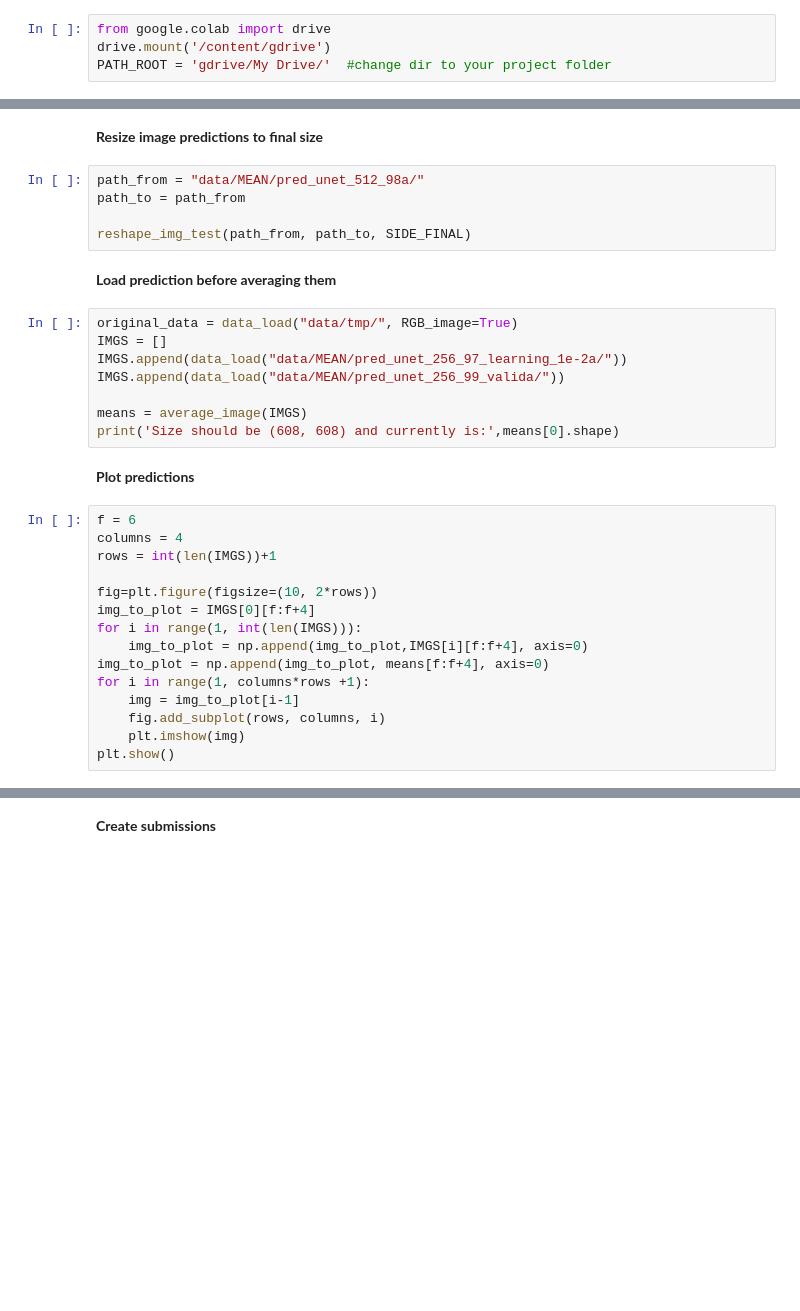
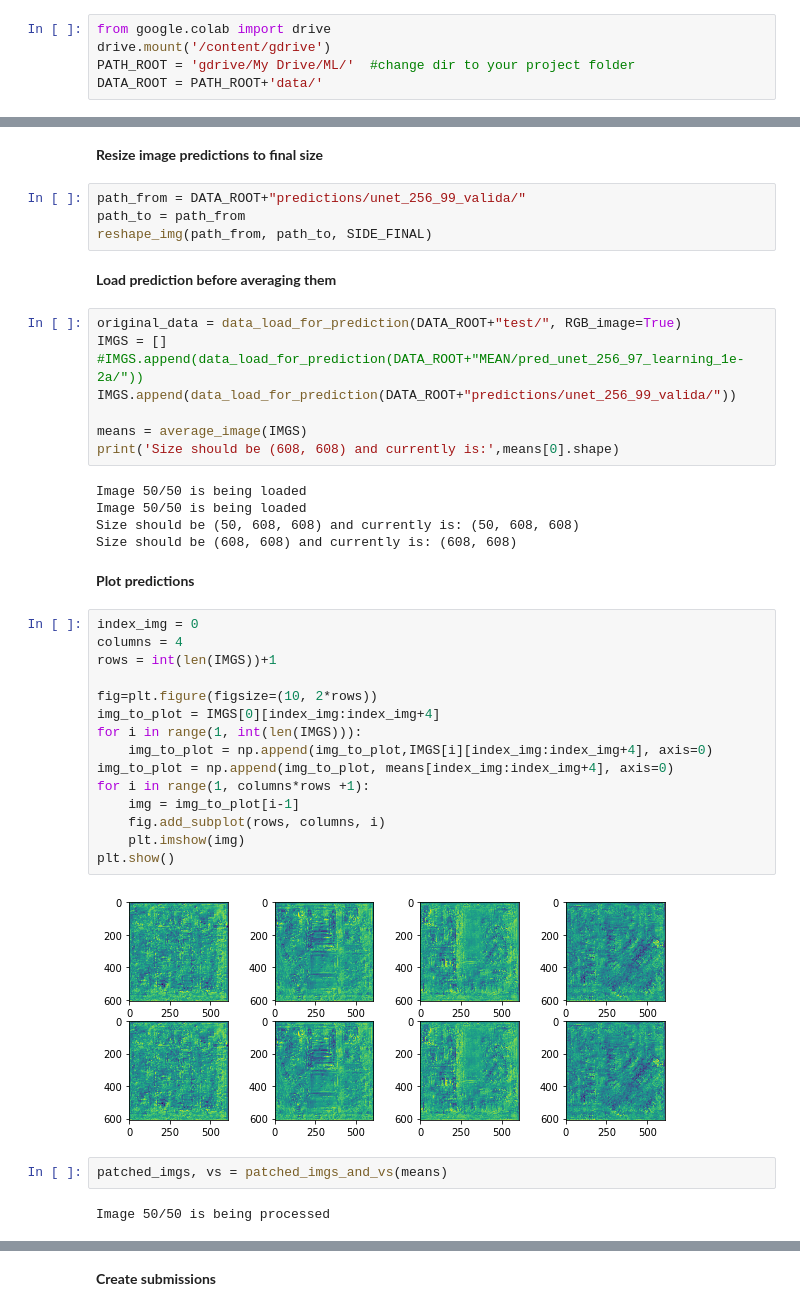
Before and after one commit to leobouraux/-CS433-Machine-Learning-projects, a Jupyter notebook: project2/LEO/Dossier final/run_unet.ipynb, the cells around one changed output, grey strips where cells are left out. Cells and saved outputs as stored; diff of their text form; blank space fills up the shorter version.

```diff
--- a/project2/LEO/Dossier final/run_unet.ipynb
+++ b/project2/LEO/Dossier final/run_unet.ipynb
@@ -19,5 +41,6 @@ PATH_ROOT = ''
 # %%
 from google.colab import drive
 drive.mount('/content/gdrive')
-PATH_ROOT = 'gdrive/My Drive/'  #change dir to your project folder
+PATH_ROOT = 'gdrive/My Drive/ML/'  #change dir to your project folder
+DATA_ROOT = PATH_ROOT+'data/'
 # %% [output]
@@ -214,35 +207,45 @@ saveResult("data/test/", "data/pred_unet_256_99_validb", results, concat=True)
 # %% [markdown]
 **Resize image predictions to final size**
 # %%
-path_from = "data/MEAN/pred_unet_512_98a/"
+path_from = DATA_ROOT+"predictions/unet_256_99_valida/"
 path_to = path_from
-
-reshape_img_test(path_from, path_to, SIDE_FINAL)
+reshape_img(path_from, path_to, SIDE_FINAL)
 # %% [markdown]
 **Load prediction before averaging them**
 # %%
-original_data = data_load("data/tmp/", RGB_image=True)
+original_data = data_load_for_prediction(DATA_ROOT+"test/", RGB_image=True)
 IMGS = []
-IMGS.append(data_load("data/MEAN/pred_unet_256_97_learning_1e-2a/"))
-IMGS.append(data_load("data/MEAN/pred_unet_256_99_valida/"))
+#IMGS.append(data_load_for_prediction(DATA_ROOT+"MEAN/pred_unet_256_97_learning_1e-2a/"))
+IMGS.append(data_load_for_prediction(DATA_ROOT+"predictions/unet_256_99_valida/"))
 
 means = average_image(IMGS)
 print('Size should be (608, 608) and currently is:',means[0].shape)
+# %% [output]
+Image 50/50 is being loaded
+Image 50/50 is being loaded
+Size should be (50, 608, 608) and currently is: (50, 608, 608)
+Size should be (608, 608) and currently is: (608, 608)
 # %% [markdown]
 **Plot predictions**
 # %%
-f = 6
+index_img = 0
 columns = 4
 rows = int(len(IMGS))+1
 
 fig=plt.figure(figsize=(10, 2*rows))
-img_to_plot = IMGS[0][f:f+4]
+img_to_plot = IMGS[0][index_img:index_img+4]
 for i in range(1, int(len(IMGS))):
-    img_to_plot = np.append(img_to_plot,IMGS[i][f:f+4], axis=0)
-img_to_plot = np.append(img_to_plot, means[f:f+4], axis=0)
+    img_to_plot = np.append(img_to_plot,IMGS[i][index_img:index_img+4], axis=0)
+img_to_plot = np.append(img_to_plot, means[index_img:index_img+4], axis=0)
 for i in range(1, columns*rows +1):
     img = img_to_plot[i-1]
     fig.add_subplot(rows, columns, i)
     plt.imshow(img)
 plt.show()
+# %% [output]
+[figure, added]
+# %%
+patched_imgs, vs = patched_imgs_and_vs(means)
+# %% [output]
+Image 50/50 is being processed
 # %%
```
Also changed, not shown: parts of 27 cells of this notebook, 5 other files.
